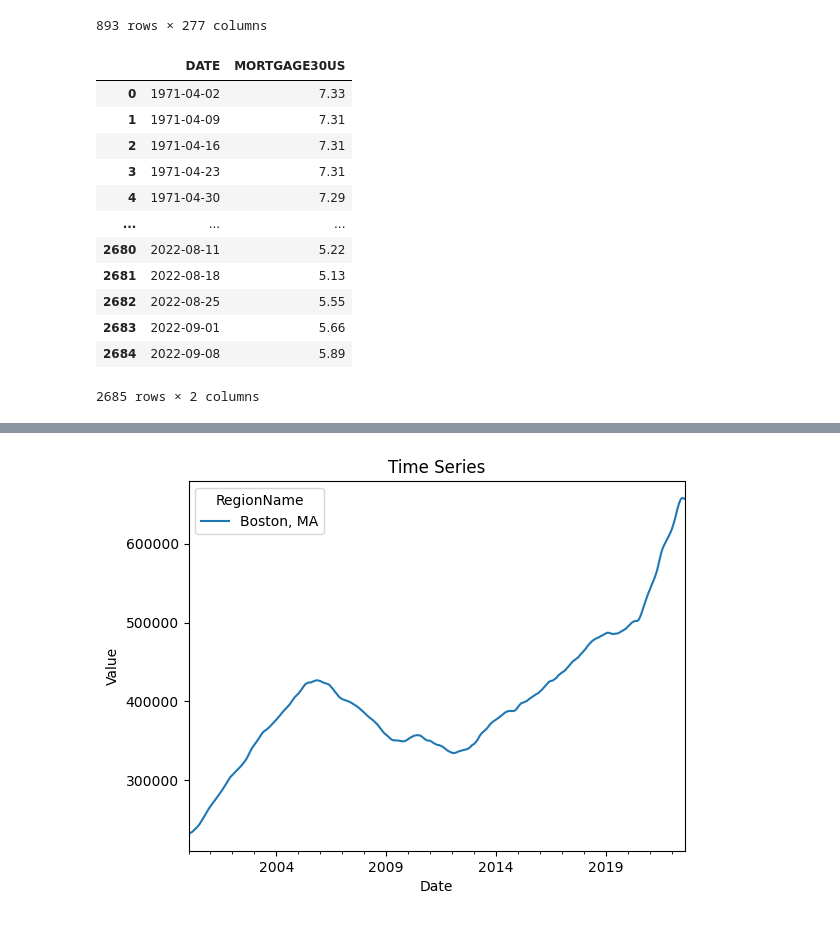
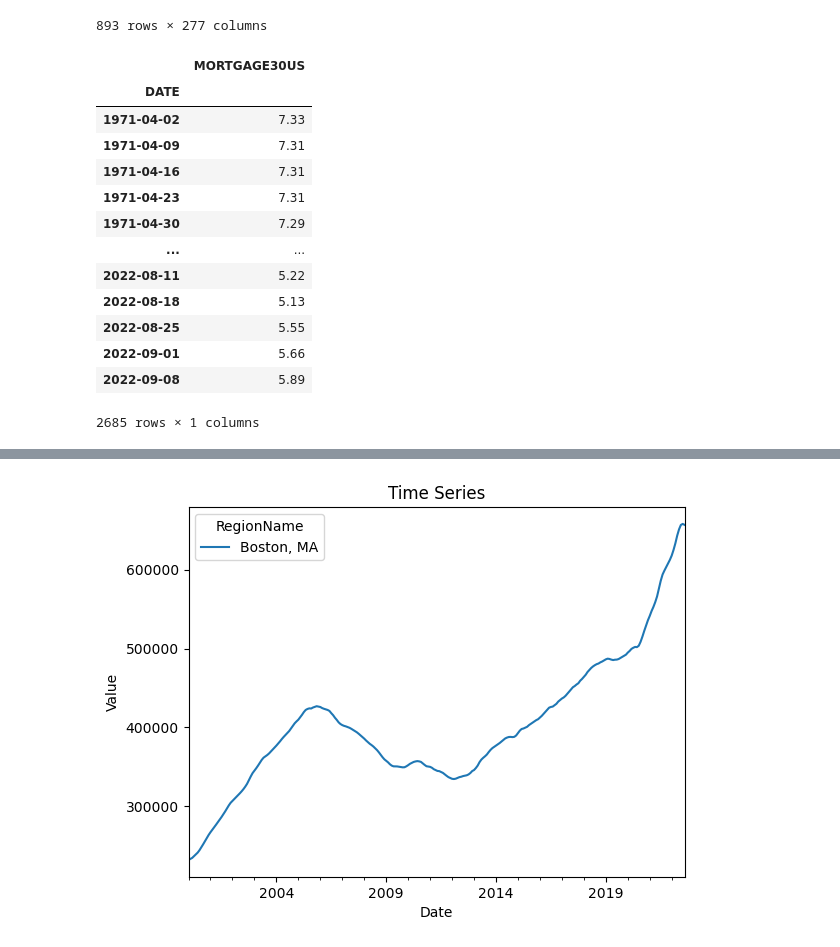
Before and after one commit to tayadj/Data-Science, a Jupyter notebook: Housing Price Analysis/main.ipynb, the cells around one changed output, grey strips where cells are left out. Cells and saved outputs as stored; diff of their text form; code cells hidden in the pictures.

```diff
--- a/Housing Price Analysis/main.ipynb
+++ b/Housing Price Analysis/main.ipynb
@@ -13,8 +14,8 @@ from sklearn.metrics import mean_squared_error
 import warnings
 warnings.filterwarnings('ignore')
 # %%
-data_prices = pandas.read_csv("data_zillow_house_prices.csv")
-data_rates = pandas.read_csv("data_interest_rates.csv")
+data_prices = pandas.read_csv("./data/data_zillow_house_prices.csv")
+data_rates = pandas.read_csv("./data/data_interest_rates.csv")
 # %%
 data_prices
 # %% [output]
@@ -31,22 +32,25 @@ data_prices
 | 891 | 394767 | 926 | Lamesa, TX | msa | TX | NaN | NaN | NaN | NaN | ... |
 | 892 | 395188 | 927 | Vernon, TX | msa | TX | NaN | NaN | NaN | NaN | ... |
 893 rows × 277 columns
-# %%
-data_rates
-# %% [output]
-|  | DATE | MORTGAGE30US |
-| 0 | 1971-04-02 | 7.33 |
-| 1 | 1971-04-09 | 7.31 |
-| 2 | 1971-04-16 | 7.31 |
-| 3 | 1971-04-23 | 7.31 |
-| 4 | 1971-04-30 | 7.29 |
-| ... | ... | ... |
-| 2680 | 2022-08-11 | 5.22 |
-| 2681 | 2022-08-18 | 5.13 |
-| 2682 | 2022-08-25 | 5.55 |
-| 2683 | 2022-09-01 | 5.66 |
-| 2684 | 2022-09-08 | 5.89 |
-2685 rows × 2 columns
+# %%
+data_rates.set_index('DATE', inplace=True)
+data_rates.index = pandas.to_datetime(data_rates.index)
+data_rates
+# %% [output]
+|  | MORTGAGE30US |
+| DATE |  |
+| 1971-04-02 | 7.33 |
+| 1971-04-09 | 7.31 |
+| 1971-04-16 | 7.31 |
+| 1971-04-23 | 7.31 |
+| 1971-04-30 | 7.29 |
+| ... | ... |
+| 2022-08-11 | 5.22 |
+| 2022-08-18 | 5.13 |
+| 2022-08-25 | 5.55 |
+| 2022-09-01 | 5.66 |
+| 2022-09-08 | 5.89 |
+2685 rows × 1 columns
 # %%
 data_prices[data_prices['RegionName'] == 'Boston, MA']
 # %% [output]
```
Also changed, not shown: parts of 9 cells of this notebook.
